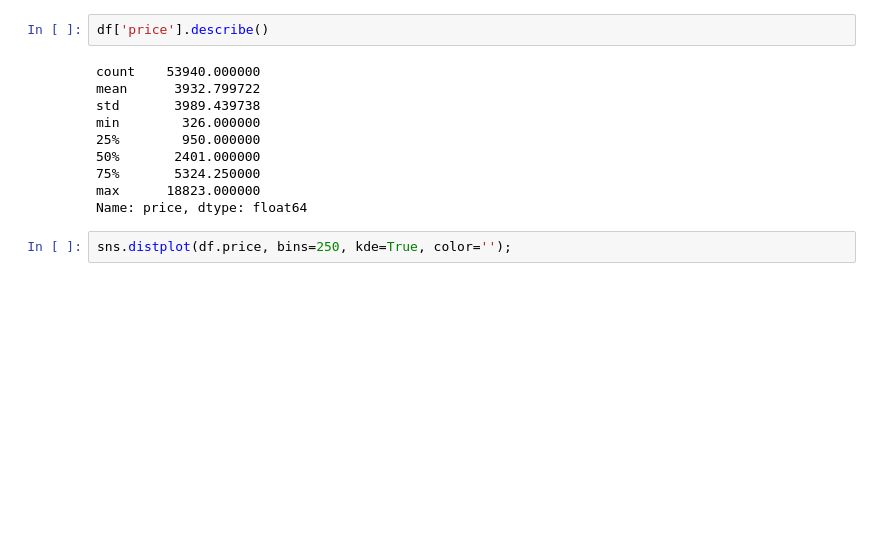
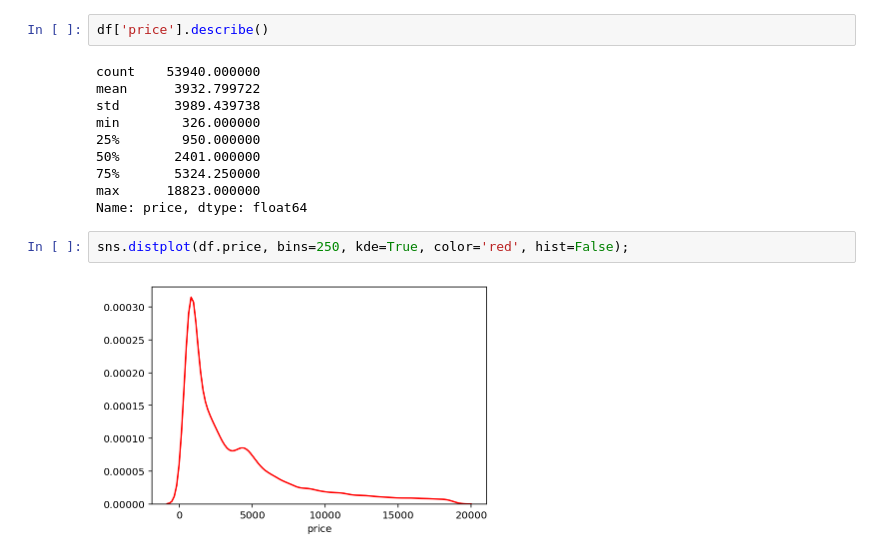
Before and after one commit to bevirgen/Data-Science---Artificial-Intelligence, a Jupyter notebook: 1. Python/2. Dr. M. Vahit Keskin/4. Eda and Visualize Basics/eda.ipynb, the cells around one changed output. Cells and saved outputs as stored; diff of their text form; blank space fills up the shorter version.

```diff
--- a/1. Python/2. Dr. M. Vahit Keskin/4. Eda and Visualize Basics/eda.ipynb
+++ b/1. Python/2. Dr. M. Vahit Keskin/4. Eda and Visualize Basics/eda.ipynb
@@ -347,4 +347,6 @@ min        326.000000
 max      18823.000000
 Name: price, dtype: float64
 # %%
-sns.distplot(df.price, bins=250, kde=True, color='');
+sns.distplot(df.price, bins=250, kde=True, color='red', hist=False);
+# %% [output]
+[figure, added]
```
Also changed, not shown: parts of 1 cell of this notebook.
